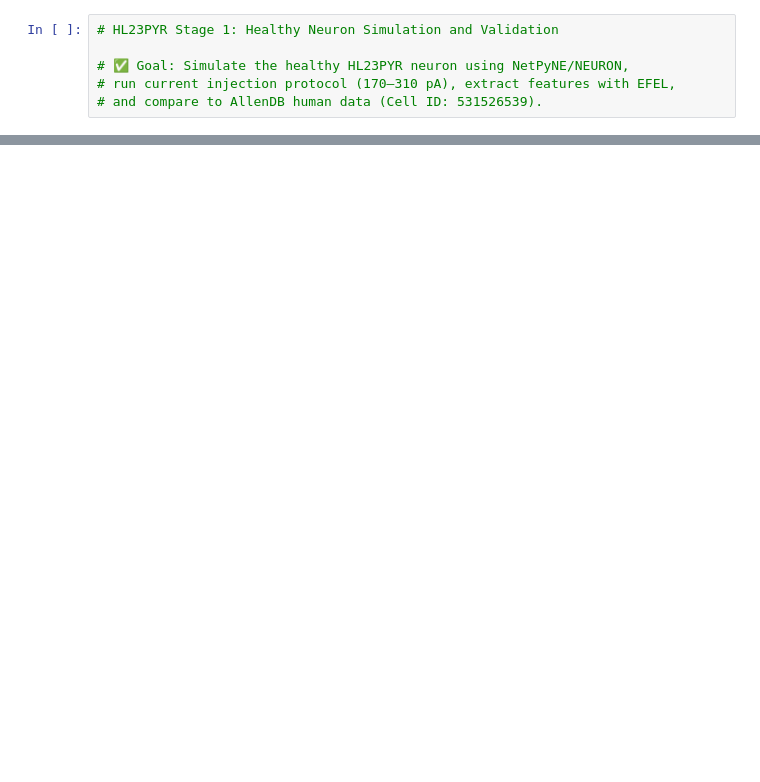
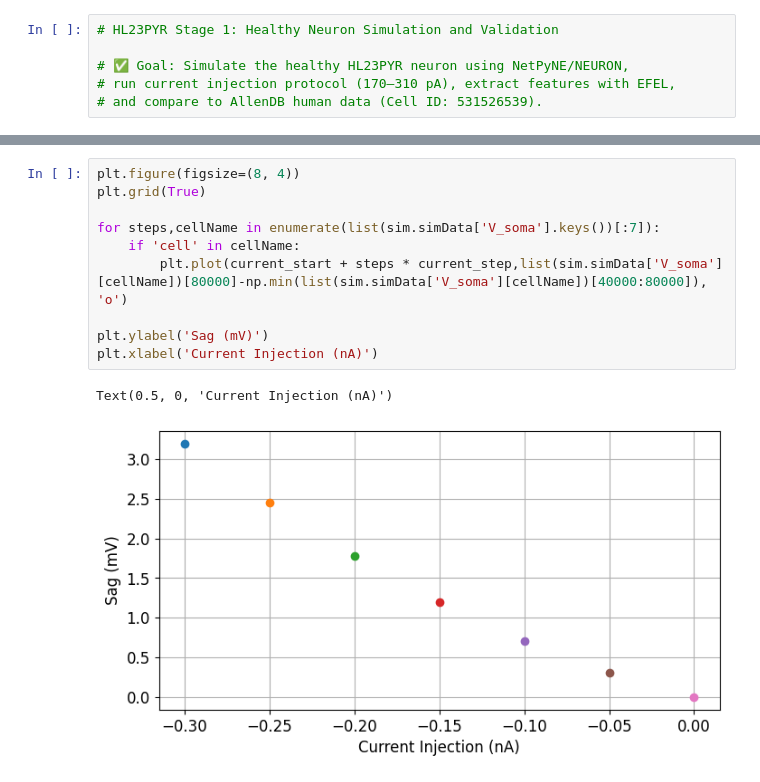
Before and after one commit to TarekRazwan/HL23PYR_AD, a Jupyter notebook: HL23PYR_Stage1.ipynb, the cells around one changed output, grey strips where cells are left out. Saved outputs shown, nothing was run; the diff lists cells and outputs as text; blank space fills up the shorter version.

```diff
--- a/HL23PYR_Stage1.ipynb
+++ b/HL23PYR_Stage1.ipynb
@@ -71,0 +259,13 @@ plt.show()
+# %%
+plt.figure(figsize=(8, 4))
+plt.grid(True)
+
+for steps,cellName in enumerate(list(sim.simData['V_soma'].keys())[:7]):
+    if 'cell' in cellName:
+        plt.plot(current_start + steps * current_step,list(sim.simData['V_soma'][cellName])[80000]-np.min(list(sim.simData['V_soma'][cellName])[40000:80000]), 'o')
+
+plt.ylabel('Sag (mV)')
+plt.xlabel('Current Injection (nA)')
+# %% [output]
+Text(0.5, 0, 'Current Injection (nA)')
+[figure, added]
```
Also changed, not shown: parts of 20 cells of this notebook.
